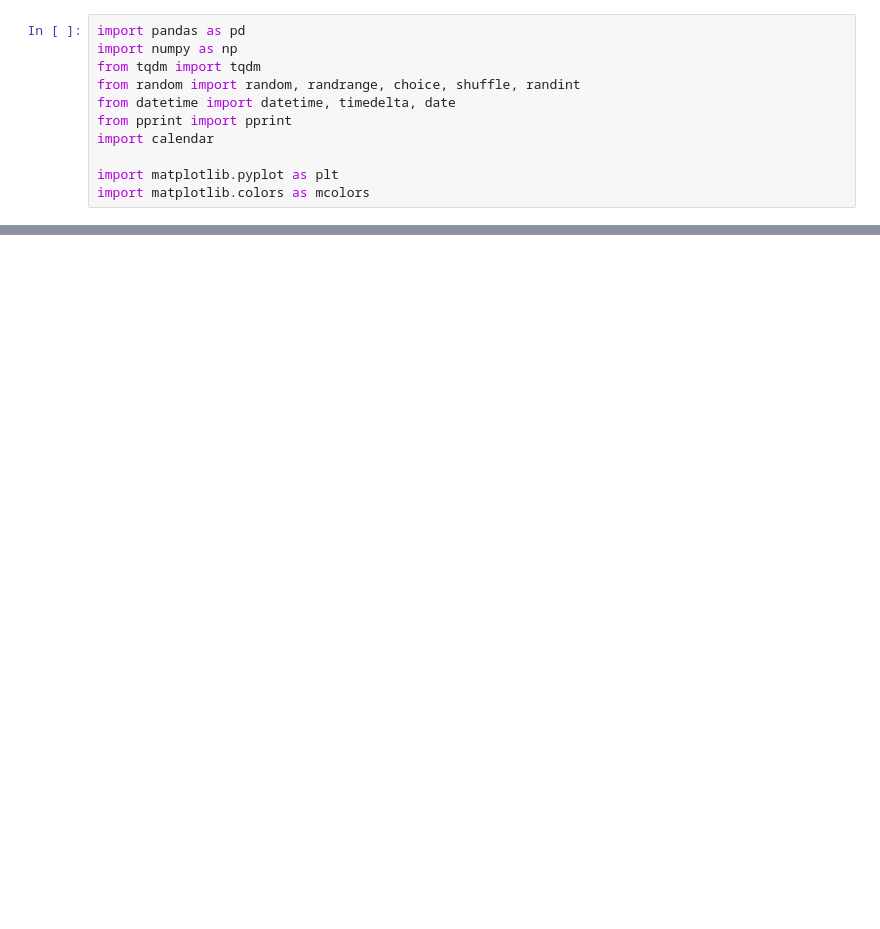
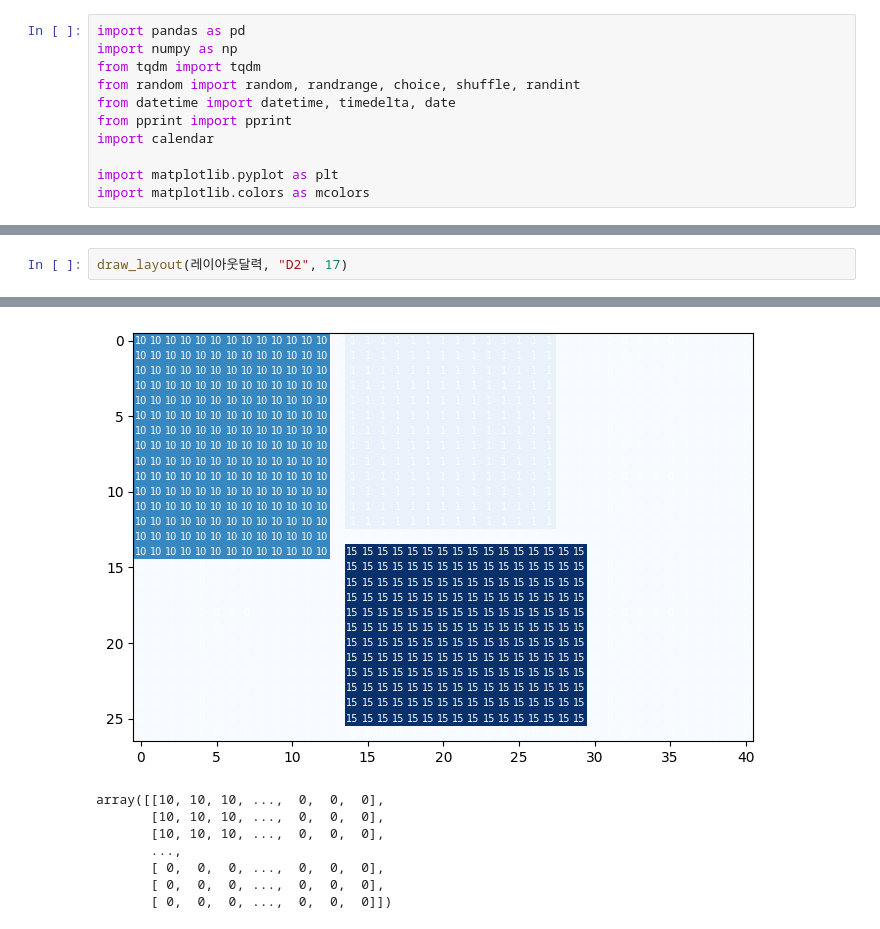
Before and after one commit to kstyle2198/optimus, a Jupyter notebook: 결과검토1.ipynb, the cells around one changed output, grey strips where cells are left out. Saved outputs shown, nothing was run; the diff lists cells and outputs as text; blank space fills up the shorter version.

```diff
--- a/결과검토1.ipynb
+++ b/결과검토1.ipynb
@@ -827,0 +858,3 @@ print(f"최종배치 개수 : {len(최종정반모음)-최종정반모음.count(
+# %%
+draw_layout(레이아웃달력, "D2", 17)
+# %% [output]
@@ -828,2 +862,10 @@ print(f"최종배치 개수 : {len(최종정반모음)-최종정반모음.count(
+[figure, added]
+array([[10, 10, 10, ...,  0,  0,  0],
+       [10, 10, 10, ...,  0,  0,  0],
+       [10, 10, 10, ...,  0,  0,  0],
+       ...,
+       [ 0,  0,  0, ...,  0,  0,  0],
+       [ 0,  0,  0, ...,  0,  0,  0],
+       [ 0,  0,  0, ...,  0,  0,  0]])
 # %%
 정반리스트 = 레이아웃달력.columns
```
Also changed, not shown: parts of 6 cells of this notebook, 3 other files.
